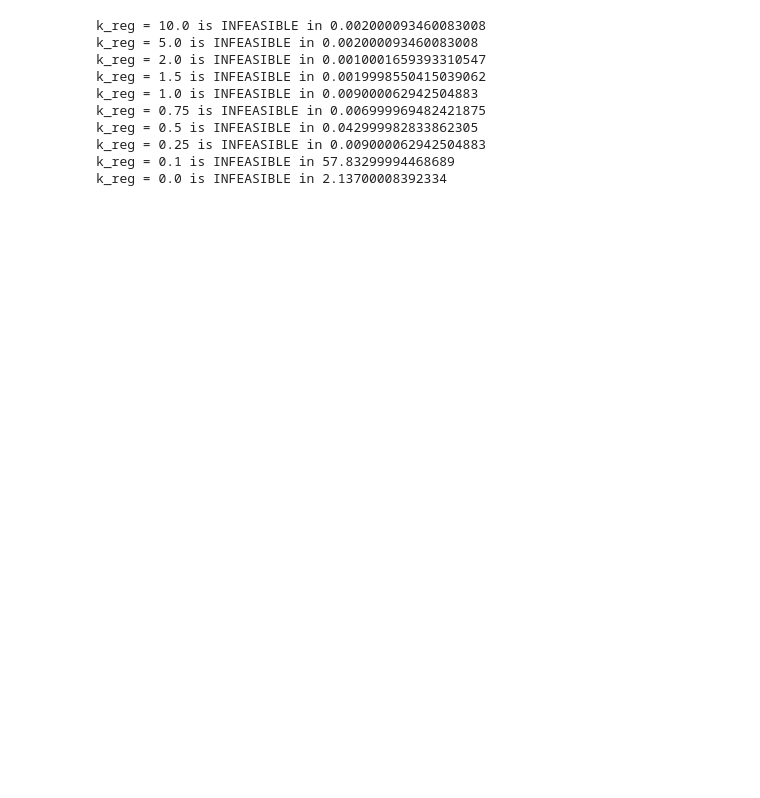
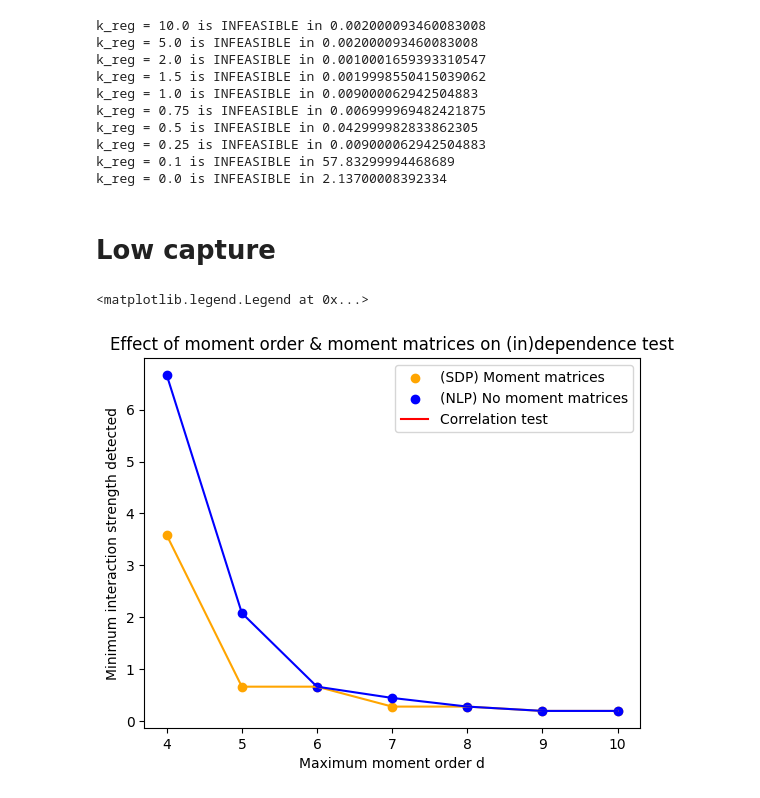
Before and after one commit to willjgh/M5R, a Jupyter notebook: Interaction/Moment-equations/SDP-package/model_free_package.ipynb, the cells around one changed output. Cells and saved outputs as stored; diff of their text form; code cells hidden in the pictures; blank space fills up the shorter version.

```diff
--- a/Interaction/Moment-equations/SDP-package/model_free_package.ipynb
+++ b/Interaction/Moment-equations/SDP-package/model_free_package.ipynb
@@ -175,3 +188,5 @@ k_reg = 0.5 is INFEASIBLE in 0.042999982833862305
 k_reg = 0.25 is INFEASIBLE in 0.009000062942504883
 k_reg = 0.1 is INFEASIBLE in 57.83299994468689
 k_reg = 0.0 is INFEASIBLE in 2.13700008392334
+# %% [markdown]
+# Low capture
@@ -177,0 +268,25 @@ k_reg = 0.0 is INFEASIBLE in 2.13700008392334
+# %%
+# correlation test
+corr = correlation.Correlation(data, printing=False)
+
+# smallest interaction strength detected
+result_corr = np.inf
+for k, solution in corr.result_dict.items():
+    k_reg = interaction_values[k]
+    p = solution['pvalue']
+    if p < 0.05 and k_reg < result_corr:
+        result_corr = k_reg
+# %%
+# plot results
+plt.plot(d_values, results_MM.mean(axis=0), color="orange")
+plt.scatter(d_values, results_MM.mean(axis=0), label="(SDP) Moment matrices", color="orange")
+plt.plot(d_values, results_NO.mean(axis=0), color="blue")
+plt.scatter(d_values, results_NO.mean(axis=0), label="(NLP) No moment matrices", color="blue")
+plt.axhline(result_corr, color="red", label="Correlation test")
+plt.xlabel("Maximum moment order d")
+plt.ylabel("Minimum interaction strength detected")
+plt.title("Effect of moment order & moment matrices on (in)dependence test")
+plt.legend()
+# %% [output]
+<matplotlib.legend.Legend at 0x...>
+[figure, added]
```
Also changed, not shown: parts of 36 cells of this notebook.
